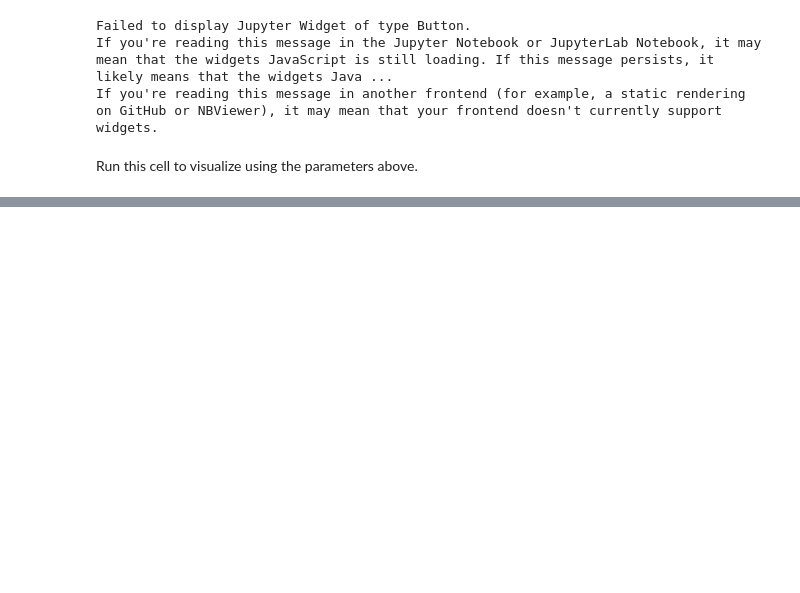
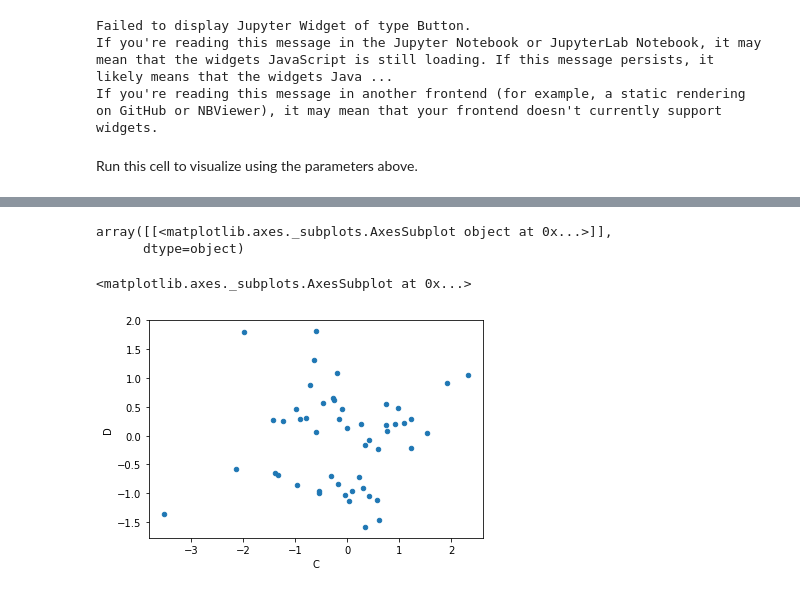
Before and after one commit to DiscreetAI/decentralized-ml, a Jupyter notebook: DL2Notebook.ipynb, the cells around one changed output, grey strips where cells are left out. Cells and saved outputs as stored; diff of their text form; code cells hidden in the pictures; blank space fills up the shorter version.

```diff
--- a/DL2Notebook.ipynb
+++ b/DL2Notebook.ipynb
@@ -50,0 +112,4 @@ orchestrator.visualize()
+# %%
+df1 = pd.DataFrame(np.random.randn(50, 4), columns=list('ABCD'))
+df2 = pd.DataFrame(np.random.randn(50, 4), columns=list('ABCD'))
+df1.head()
@@ -50,0 +123,12 @@ orchestrator.visualize()
+# %%
+EDComponent = EDComponent()
+# %%
+EDComponent.histogram(df1, 'A')
+# %% [output]
+array([[<matplotlib.axes._subplots.AxesSubplot object at 0x...>]],
+      dtype=object)
+# %%
+EDComponent.scatter(df1, 'C', 'D')
+# %% [output]
+<matplotlib.axes._subplots.AxesSubplot at 0x...>
+[figure, added]
```
Also changed, not shown: parts of 18 cells of this notebook, 2 other files.
